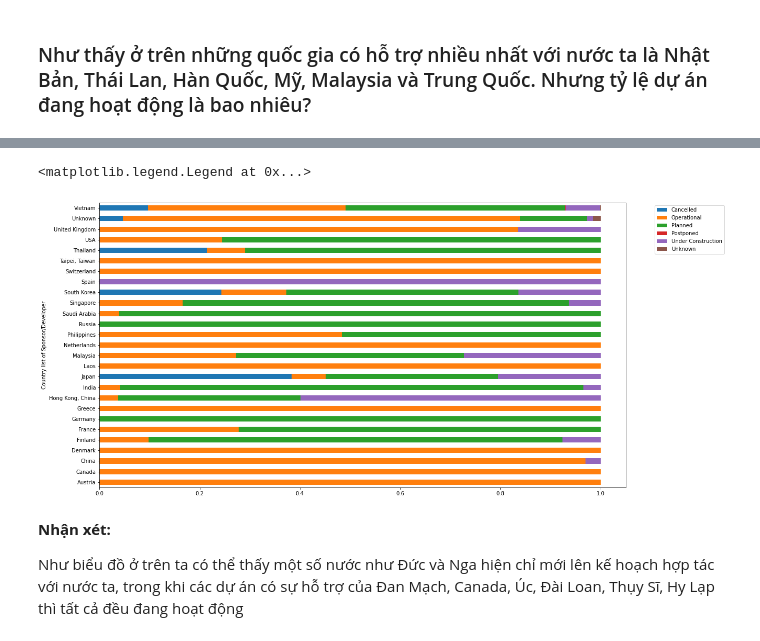
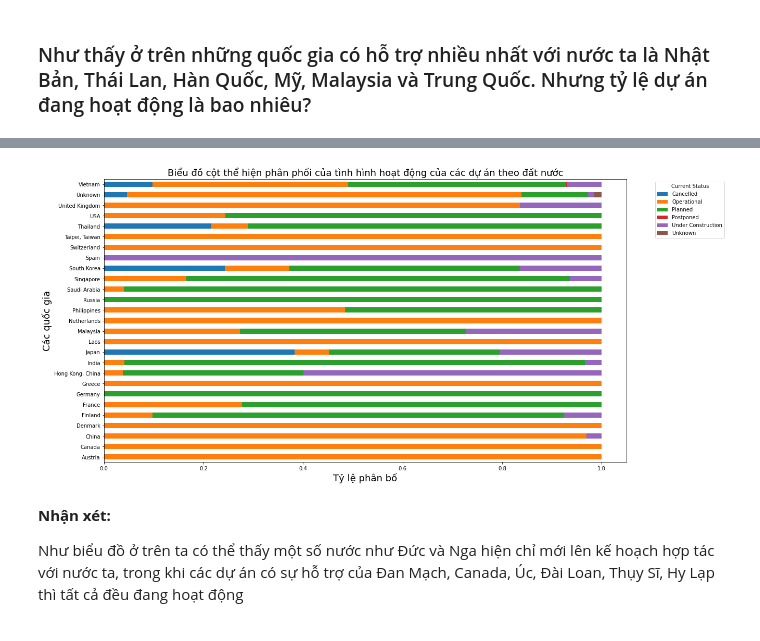
Before and after one commit to JustKidding2K/P4DS_FinalProject, a Jupyter notebook: Source.ipynb, the cells around one changed output, grey strips where cells are left out. Saved outputs shown, nothing was run; the diff lists cells and outputs as text; code cells hidden in the pictures.

```diff
--- a/Source.ipynb
+++ b/Source.ipynb
@@ -550,14 +550,17 @@ round(pivot_table,1)
 # %%
 fig, ax = plt.subplots(figsize=(18,10))
 pivot_table.plot(
     x = 'Country list of Sponsor/Developer',
     kind = 'barh',
     stacked = True,
     mark_right = True,ax=ax)
-ax.legend(bbox_to_anchor=(1.05, 1), loc='upper left')
+ax.set_title('Biểu đồ cột thể hiện phân phối của tình hình hoạt động của các dự án theo đất nước',fontsize=18)
+ax.legend(bbox_to_anchor=(1.05, 1), loc='upper left',title='Current Status')
+ax.set_ylabel('Các quốc gia',fontsize=18)
+ax.set_xlabel('Tỷ lệ phân bố',fontsize=18)
+plt.show()
 # %% [output]
-<matplotlib.legend.Legend at 0x...>
-[figure, old version]
+[figure, new version]
 # %% [markdown]
 **Nhận xét:**
 
```
Also changed, not shown: parts of 10 cells of this notebook, 2 other files.
